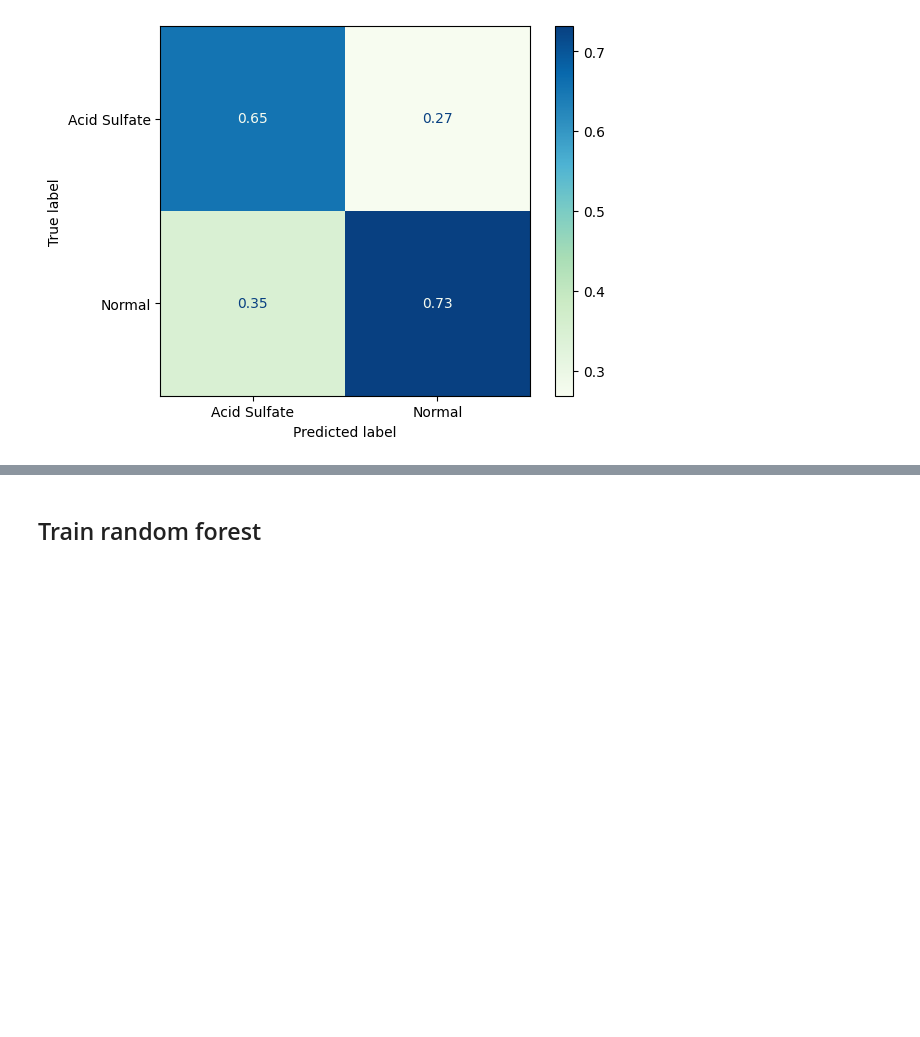
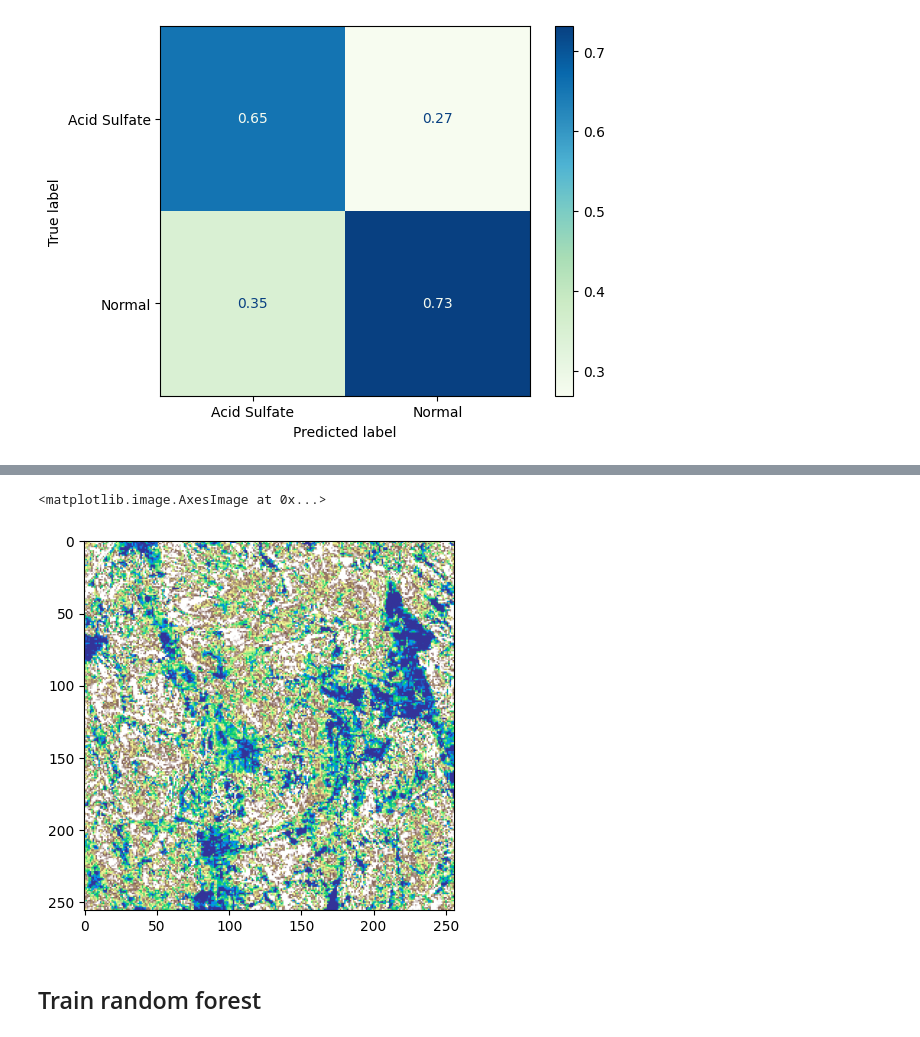
Before and after one commit to akusok/hasuriski_maps, a Jupyter notebook: notebooks/spark-load-train-predict.ipynb, the cells around one changed output, grey strips where cells are left out. Cells and saved outputs as stored; diff of their text form; code cells hidden in the pictures; blank space fills up the shorter version.

Commit message:
Try creating images from predictions

```diff
--- a/notebooks/spark-load-train-predict.ipynb
+++ b/notebooks/spark-load-train-predict.ipynb
@@ -412,0 +415,7 @@ ConfusionMatrixDisplay(
+# %%
+X1 = np.load("/Volumes/hasuriski 1/LAYERS_15/combined_data/12/2299/1113.npy")
+# %%
+H1 = np.tanh(X1@W + bias)
+Y1 = H1 @ B
+# %%
+Y1 = Y1.reshape(256, 256)
@@ -413,3 +438,10 @@ ConfusionMatrixDisplay(
+# %%
+cm = plt.get_cmap('terrain_r')
+# %%
+plt.imshow(cm(Y1/1.7 + 1))
+# %% [output]
+<matplotlib.image.AxesImage at 0x...>
+[figure, added]
 # %% [markdown]
 ## Train random forest
 # %%
```
Also changed, not shown: parts of 3 cells of this notebook, 5 other files.
